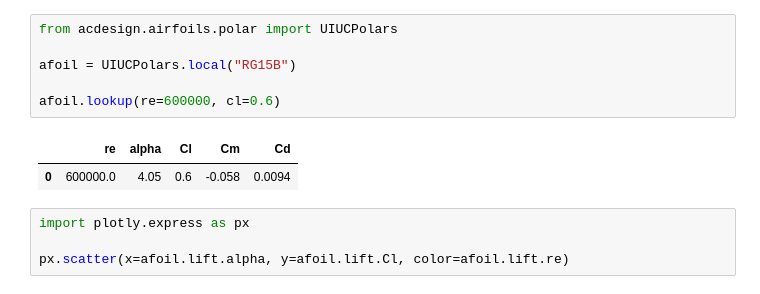
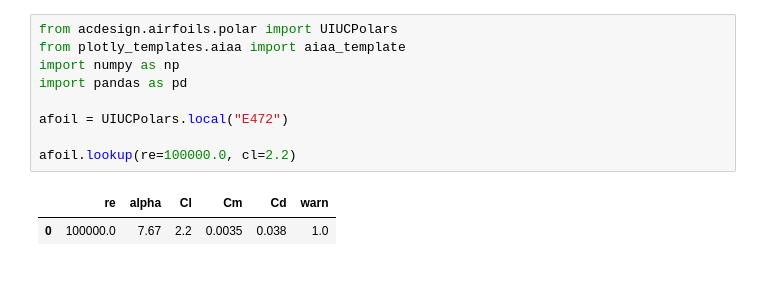
Before and after one commit to ThomasDavid0/AircraftDesign, a Jupyter notebook: examples/uiuc.ipynb, the cells around one changed output. Cells and saved outputs as stored; diff of their text form.

```diff
--- a/examples/uiuc.ipynb
+++ b/examples/uiuc.ipynb
@@ -1,13 +1,12 @@
 # %%
 from acdesign.airfoils.polar import UIUCPolars
+from plotly_templates.aiaa import aiaa_template
+import numpy as np
+import pandas as pd
 
-afoil = UIUCPolars.local("RG15B")
+afoil = UIUCPolars.local("E472")
 
-afoil.lookup(re=600000, cl=0.6)
+afoil.lookup(re=100000.0, cl=2.2)
 # %% [output]
-|  | re | alpha | Cl | Cm | Cd |
-| 0 | 600000.0 | 4.05 | 0.6 | -0.058 | 0.0094 |
+|  | re | alpha | Cl | Cm | Cd | warn |
+| 0 | 100000.0 | 7.67 | 2.2 | 0.0035 | 0.038 | 1.0 |
-# %%
-import plotly.express as px
-
-px.scatter(x=afoil.lift.alpha, y=afoil.lift.Cl, color=afoil.lift.re)
```
Also changed, not shown: parts of 8 cells of this notebook, 11 other files.
